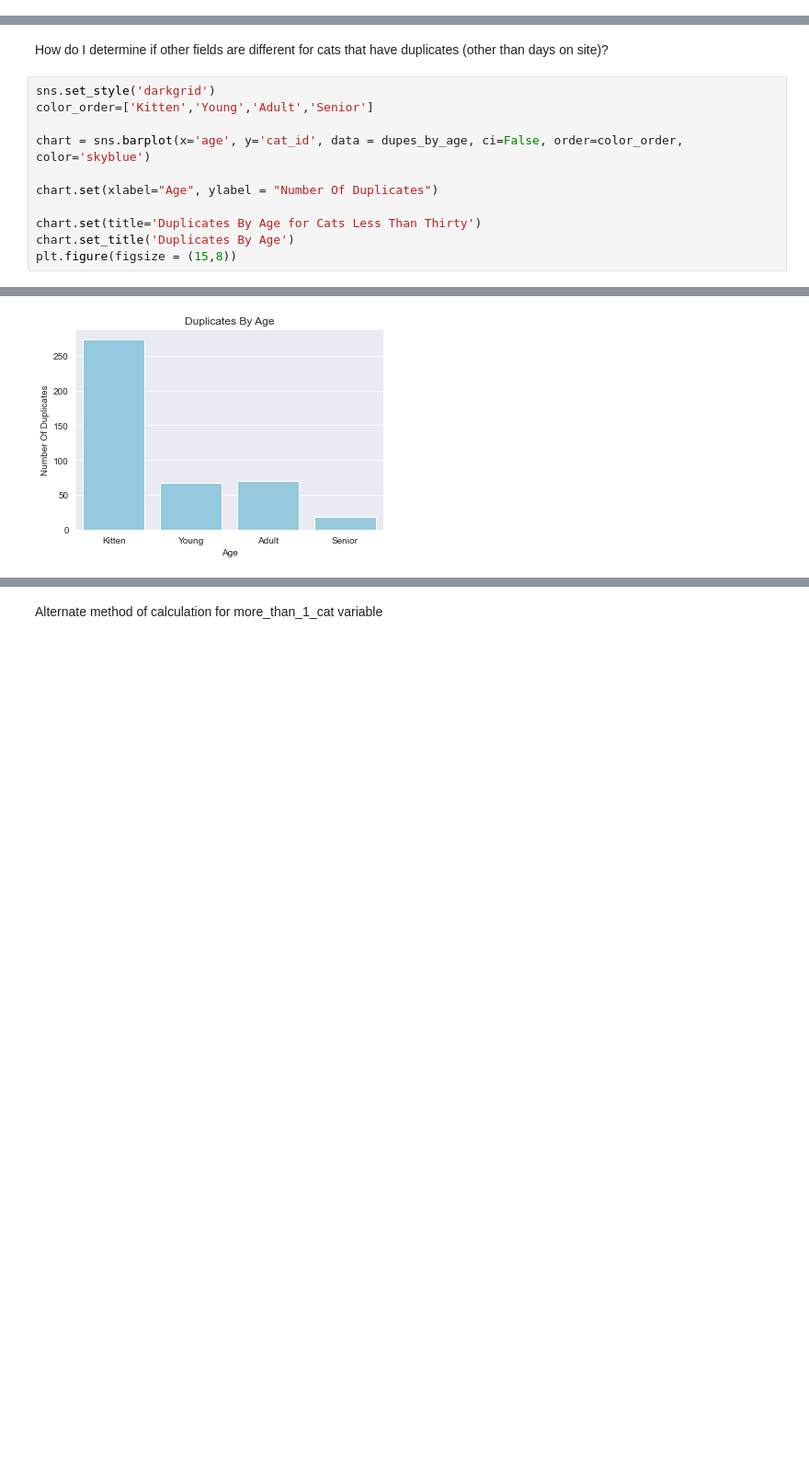
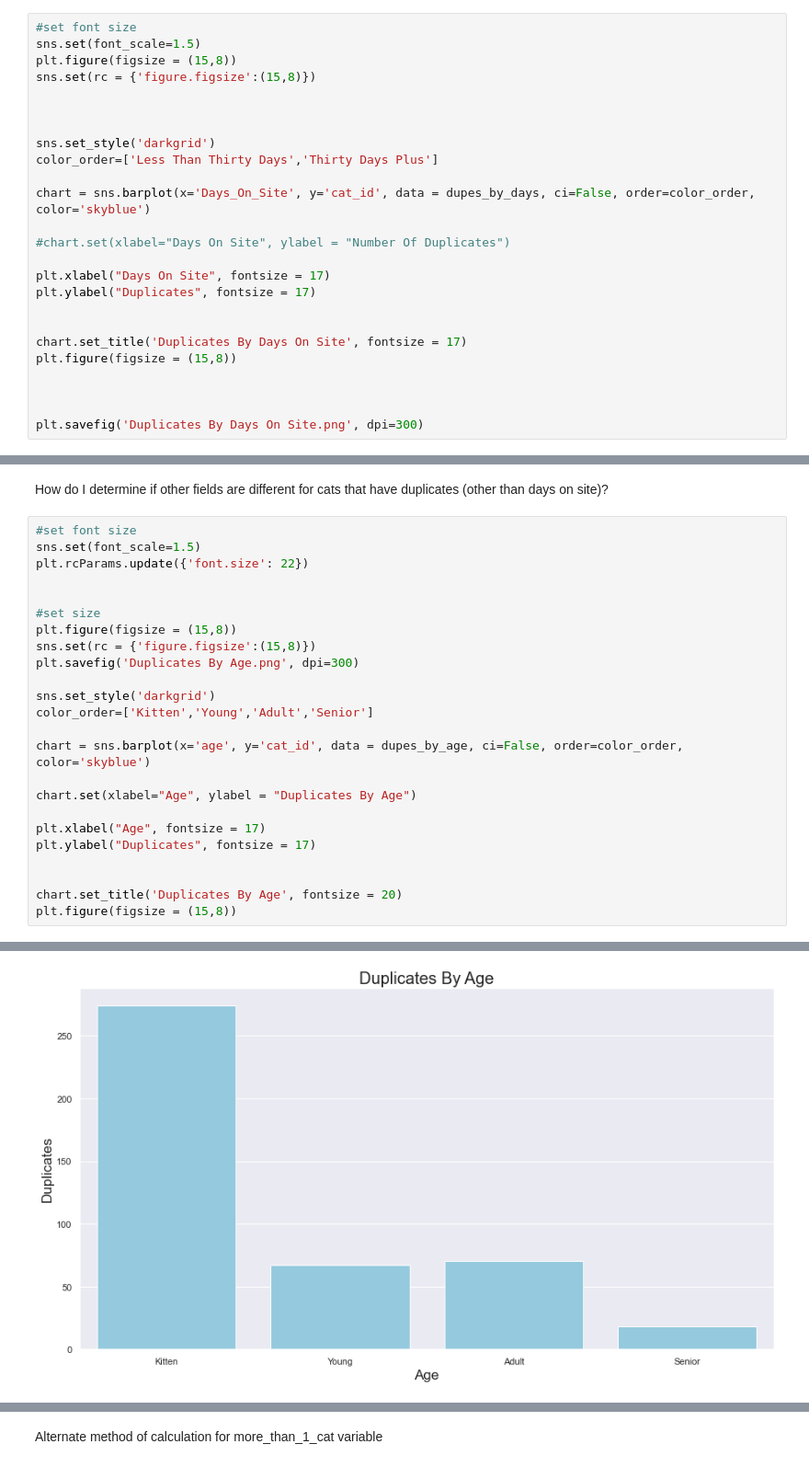
Before and after one commit to dgarbato/petfinder, a Jupyter notebook: juypter notebook code/Analyze data 1.ipynb, the cells around one changed output, grey strips where cells are left out. Shown: that part at 92% size. Cells and saved outputs as stored; diff of their text form; blank space fills up the shorter version.

```diff
--- a/juypter notebook code/Analyze data 1.ipynb
+++ b/juypter notebook code/Analyze data 1.ipynb
@@ -486,0 +508,25 @@ print(dupes_by_days_age)
+# %%
+#set font size
+sns.set(font_scale=1.5)
+plt.figure(figsize = (15,8))
+sns.set(rc = {'figure.figsize':(15,8)})
+
+
+
+sns.set_style('darkgrid')
+color_order=['Less Than Thirty Days','Thirty Days Plus']
+
+chart = sns.barplot(x='Days_On_Site', y='cat_id', data = dupes_by_days, ci=False, order=color_order, color='skyblue')
+
+#chart.set(xlabel="Days On Site", ylabel = "Number Of Duplicates")
+
+plt.xlabel("Days On Site", fontsize = 17)
+plt.ylabel("Duplicates", fontsize = 17)
+
+
+chart.set_title('Duplicates By Days On Site', fontsize = 17)
+plt.figure(figsize = (15,8))
+
+
+
+plt.savefig('Duplicates By Days On Site.png', dpi=300)
@@ -515,17 +584,30 @@ dupes_by_age
 # %% [markdown]
 How do I determine if other fields are different for cats that have duplicates (other than days on site)?
 # %%
+#set font size
+sns.set(font_scale=1.5)
+plt.rcParams.update({'font.size': 22})
+
+
+#set size
+plt.figure(figsize = (15,8))
+sns.set(rc = {'figure.figsize':(15,8)})
+plt.savefig('Duplicates By Age.png', dpi=300)
+
 sns.set_style('darkgrid')
 color_order=['Kitten','Young','Adult','Senior']
 
 chart = sns.barplot(x='age', y='cat_id', data = dupes_by_age, ci=False, order=color_order, color='skyblue')
 
-chart.set(xlabel="Age", ylabel = "Number Of Duplicates")
+chart.set(xlabel="Age", ylabel = "Duplicates By Age")
 
-chart.set(title='Duplicates By Age for Cats Less Than Thirty')
-chart.set_title('Duplicates By Age')
+plt.xlabel("Age", fontsize = 17)
+plt.ylabel("Duplicates", fontsize = 17)
+
+
+chart.set_title('Duplicates By Age', fontsize = 20)
 plt.figure(figsize = (15,8))
 # %% [output]
 <Figure size 1080x576 with 0 Axes>
-[figure, old version]
+[figure, new version]
 <Figure size 1080x576 with 0 Axes>
```
Also changed, not shown: parts of 75 cells of this notebook, 34 other files.
